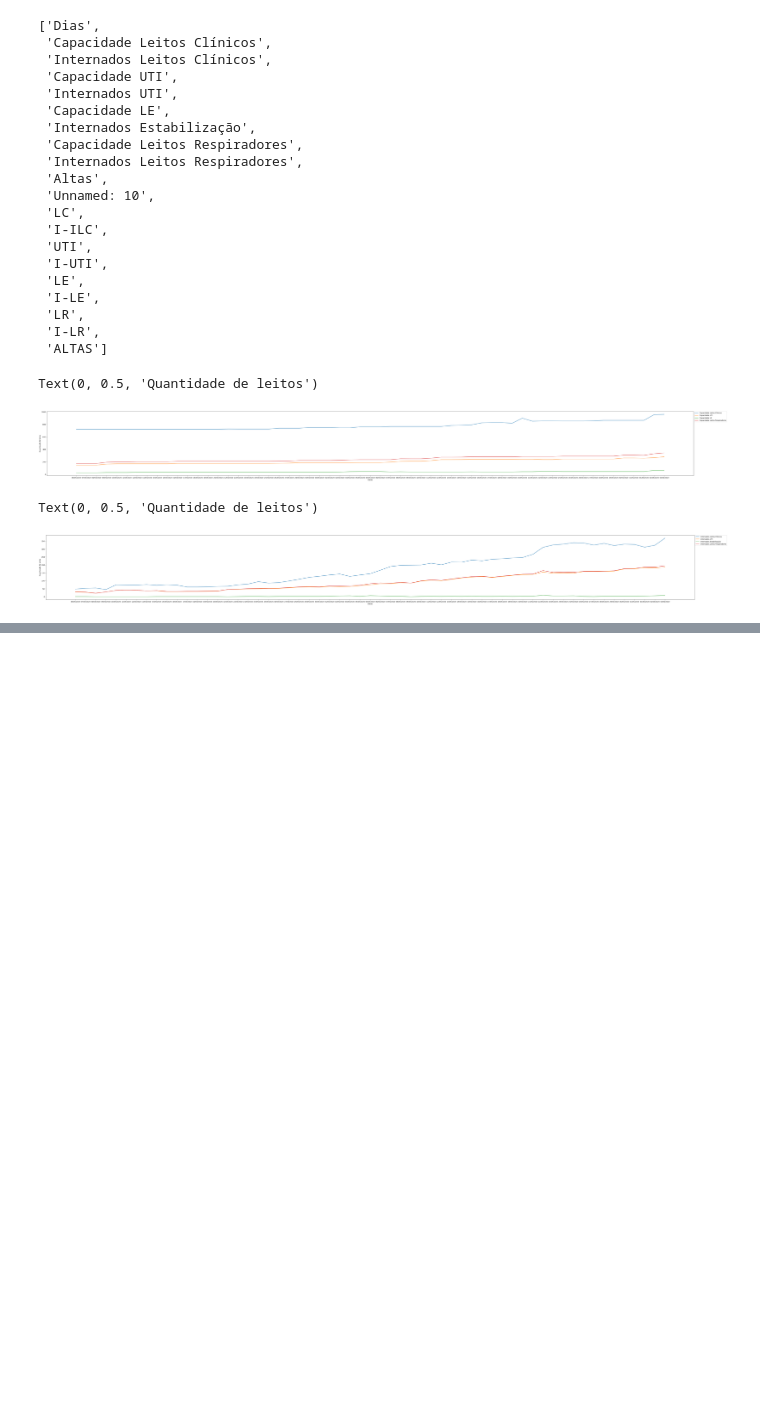
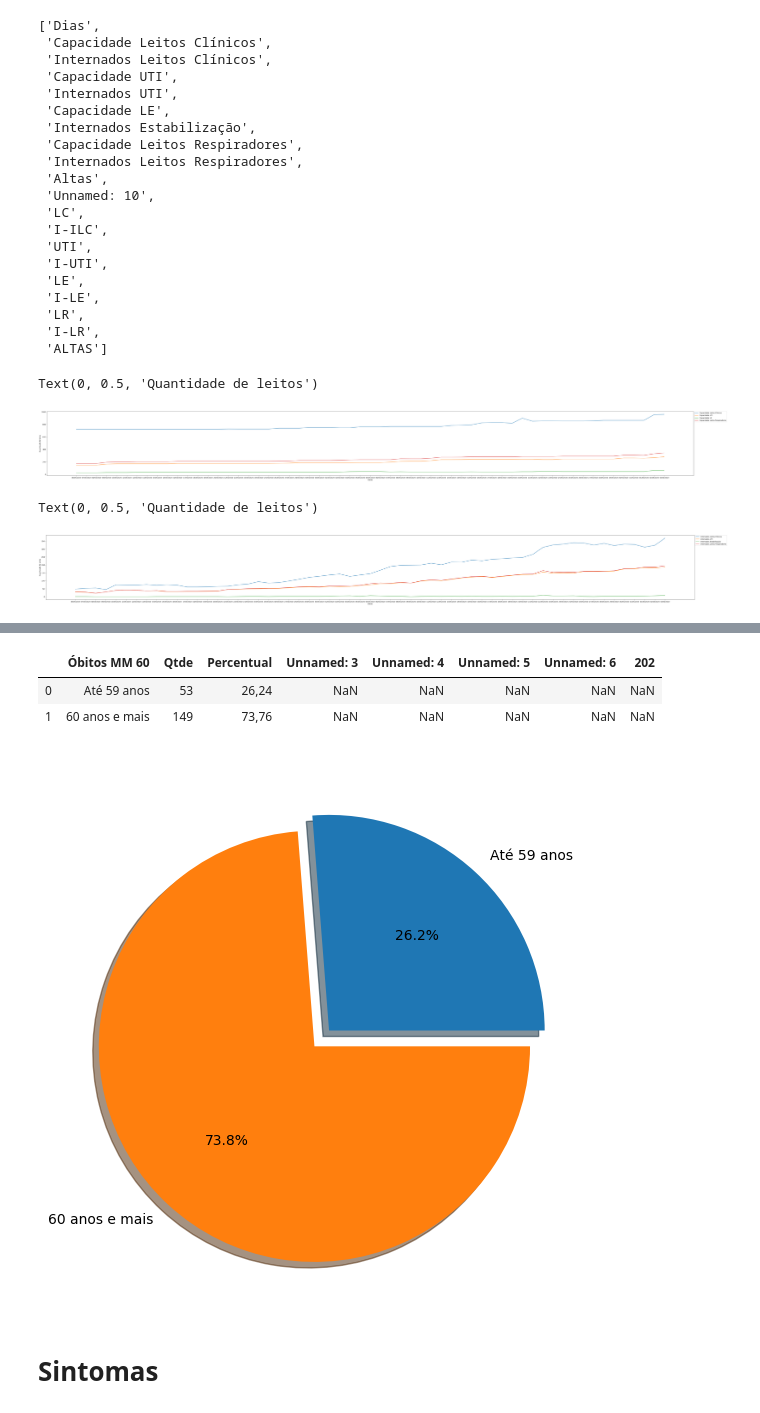
Before and after one commit to SalesRyan/Mapa-Covid-19, a Jupyter notebook: Análise Exploratória/PainelCovid.ipynb, the cells around one changed output, grey strips where cells are left out. Saved outputs shown, nothing was run; the diff lists cells and outputs as text; code cells hidden in the pictures; blank space fills up the shorter version.

```diff
--- a/Análise Exploratória/PainelCovid.ipynb
+++ b/Análise Exploratória/PainelCovid.ipynb
@@ -448,0 +510,17 @@ Text(0, 0.5, 'Quantidade de leitos')
+# %%
+dfObtMM60
+# %% [output]
+|  | Óbitos MM 60 | Qtde | Percentual | Unnamed: 3 | Unnamed: 4 | Unnamed: 5 | Unnamed: 6 | 202 |
+| 0 | Até 59 anos | 53 | 26,24 | NaN | NaN | NaN | NaN | NaN |
+| 1 | 60 anos e mais | 149 | 73,76 | NaN | NaN | NaN | NaN | NaN |
+# %%
+labels = dfObtMM60['Óbitos MM 60'].to_list()
+sizes = dfObtMM60['Qtde'].to_list()
+explode = (0.0,0.1)
+
+plt.pie(sizes,labels=labels,explode=explode,shadow=True,autopct="%1.1f%%",startangle=0)
+plt.show()
+# %% [output]
+[figure, added]
+# %% [markdown]
+# Sintomas
```
Also changed, not shown: parts of 39 cells of this notebook.
